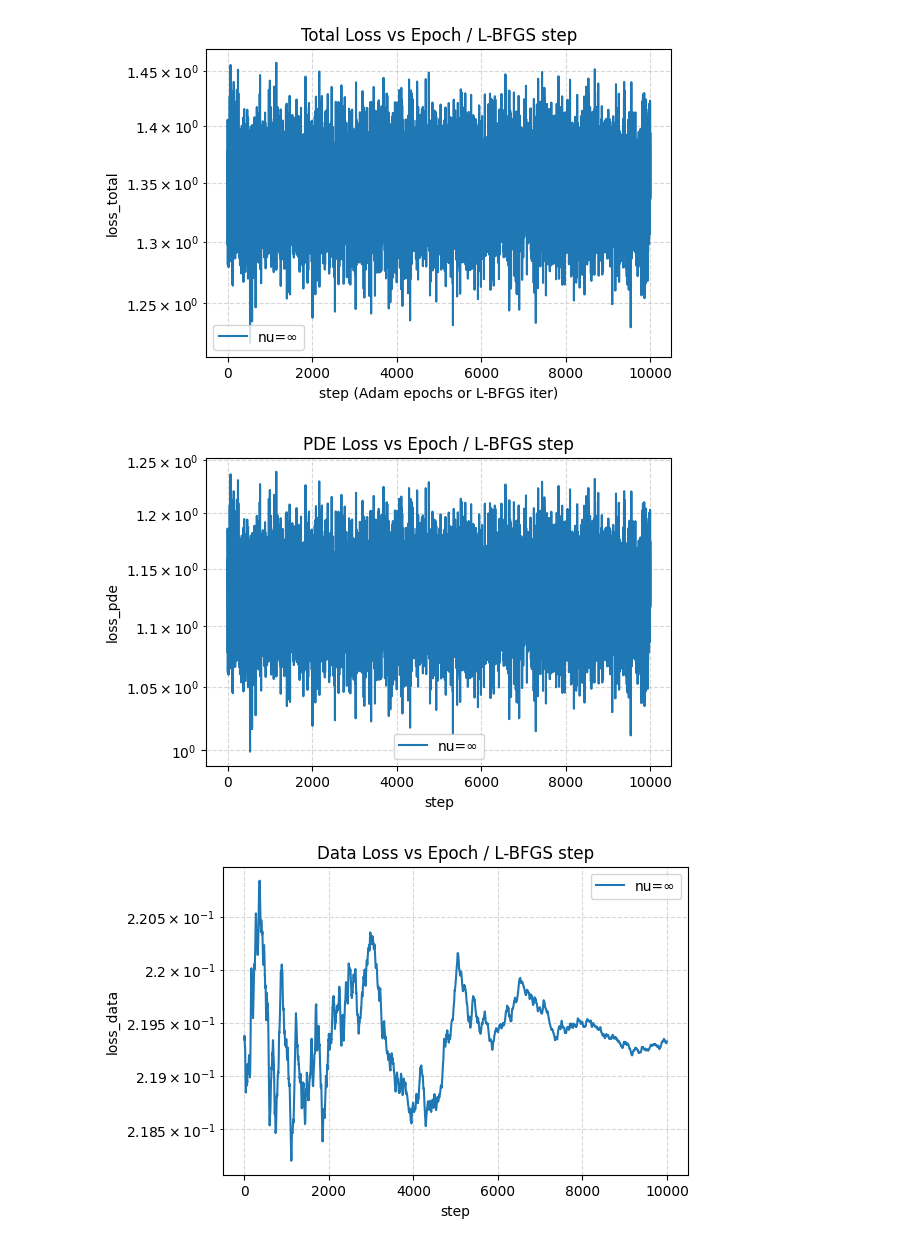
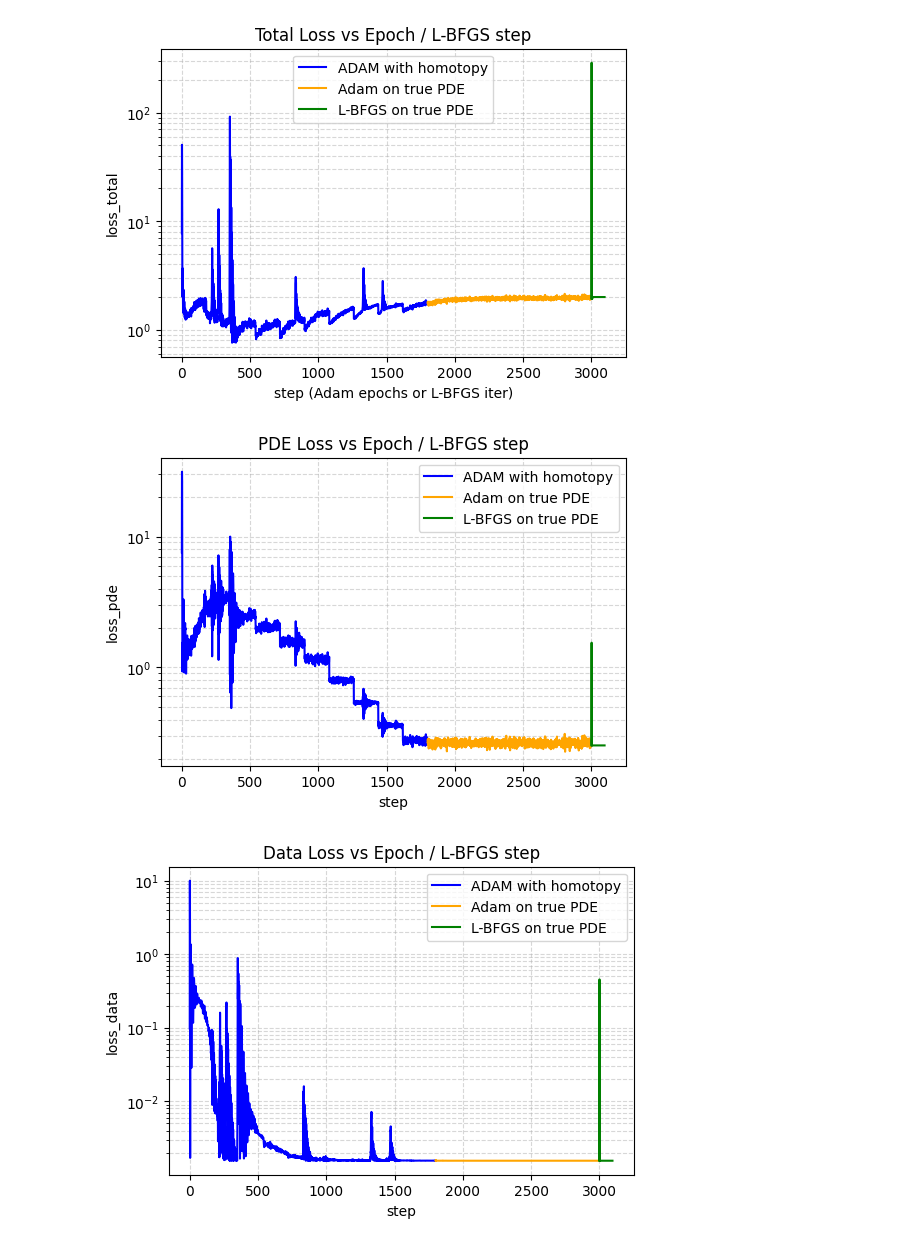
Before and after one commit to StratosFair/Mean_Escape_Time, a Jupyter notebook: OU_process_2D/Models/adapted_pinn_easy.ipynb, the cells around one changed output. Saved outputs shown, nothing was run; the diff lists cells and outputs as text; code cells hidden in the pictures.

```diff
--- a/OU_process_2D/Models/adapted_pinn_easy.ipynb
+++ b/OU_process_2D/Models/adapted_pinn_easy.ipynb
@@ -84,7 +279,7 @@ def mc_exit_time(x0, theta, sigma, R,
 # %%
 # Random Fourier Homotopy g(x) to regularize the forcing term
 class RandomFourierHomotopy:
-    def __init__(self, M=200, freq_scale=None, R=R, magnitude=5.0):
+    def __init__(self, M=200, freq_scale=None, R=R, magnitude=8.0):
         """
         M           : number of random Fourier modes
         freq_scale  : base frequency scale (if None, defaults to π/R)
@@ -280,18 +500,0 @@ plt.show()
-# %%
-# sample x_data
-x_data = sample_disk(batch_size = batch_size,
-                     R = R,
-                     radius_frac = 0.6)
-
-# precompute tau_data once (theta, sigma are fixed PDE params)
-tau_data = mc_exit_time(
-    x0       = x_data,
-    theta    = theta,
-    sigma    = sigma,
-    R        = R,
-    n_paths  = 256,
-    dt       = 1e-3,
-    max_steps= 10_000
-)
-
-data_penalty = 1.0 #weight of the data term in the loss function
@@ -448,37 +703,53 @@ L-BFGS did 126 closure calls, final total loss = 4.27e-01
 # %%
 # Plotting three separate loss evolutions
+total_history = total_history + lbfgs_total
+pde_history   = pde_history + lbfgs_pde
+data_history  = data_history + lbfgs_data
+
 # a) Total Loss
 plt.figure(figsize=(6,4))
-for name, arr in total_history.items():
-    plt.semilogy(arr, label=name)
+plt.semilogy(np.arange(n_hom), total_history[:n_hom], \
+             color = 'blue', label = "ADAM with homotopy")
+plt.semilogy(np.arange(n_hom, n_epochs), total_history[n_hom: n_epochs], \
+             color = 'orange', label = "Adam on true PDE")
+plt.semilogy(np.arange(n_epochs, len(total_history)), total_history[n_epochs:], \
+             color = 'green', label = "L-BFGS on true PDE")
 plt.title("Total Loss vs Epoch / L-BFGS step")
 plt.xlabel("step (Adam epochs or L-BFGS iter)")
 plt.ylabel("loss_total")
 plt.legend()
 plt.grid(True, which="both", ls="--", alpha=0.5)
 
 # b) PDE Loss
 plt.figure(figsize=(6,4))
-for name, arr in pde_history.items():
-    plt.semilogy(arr, label=name)
+plt.semilogy(np.arange(n_hom), pde_history[:n_hom], \
+             color = 'blue', label = "ADAM with homotopy")
+plt.semilogy(np.arange(n_hom, n_epochs), pde_history[n_hom: n_epochs], \
+             color = 'orange', label = "Adam on true PDE")
+plt.semilogy(np.arange(n_epochs, len(pde_history)), pde_history[n_epochs:], \
+             color = 'green', label = "L-BFGS on true PDE")
 plt.title("PDE Loss vs Epoch / L-BFGS step")
 plt.xlabel("step")
 plt.ylabel("loss_pde")
 plt.legend()
 plt.grid(True, which="both", ls="--", alpha=0.5)
 
 # c) Data Loss
 plt.figure(figsize=(6,4))
-for name, arr in data_history.items():
-    plt.semilogy(arr, label=name)
+plt.semilogy(np.arange(n_hom), data_history[:n_hom], \
+             color = 'blue', label = "ADAM with homotopy")
+plt.semilogy(np.arange(n_hom, n_epochs), data_history[n_hom: n_epochs], \
+             color = 'orange', label = "Adam on true PDE")
+plt.semilogy(np.arange(n_epochs, len(pde_history)), data_history[n_epochs:], \
+             color = 'green', label = "L-BFGS on true PDE")
 plt.title("Data Loss vs Epoch / L-BFGS step")
 plt.xlabel("step")
 plt.ylabel("loss_data")
 plt.legend()
 plt.grid(True, which="both", ls="--", alpha=0.5)
 
 plt.show()
 # %% [output]
-[figure, old version]
+[figure, new version]
-[figure, old version]
+[figure, new version]
-[figure, old version]
+[figure, new version]
```
Also changed, not shown: parts of 34 cells of this notebook.
